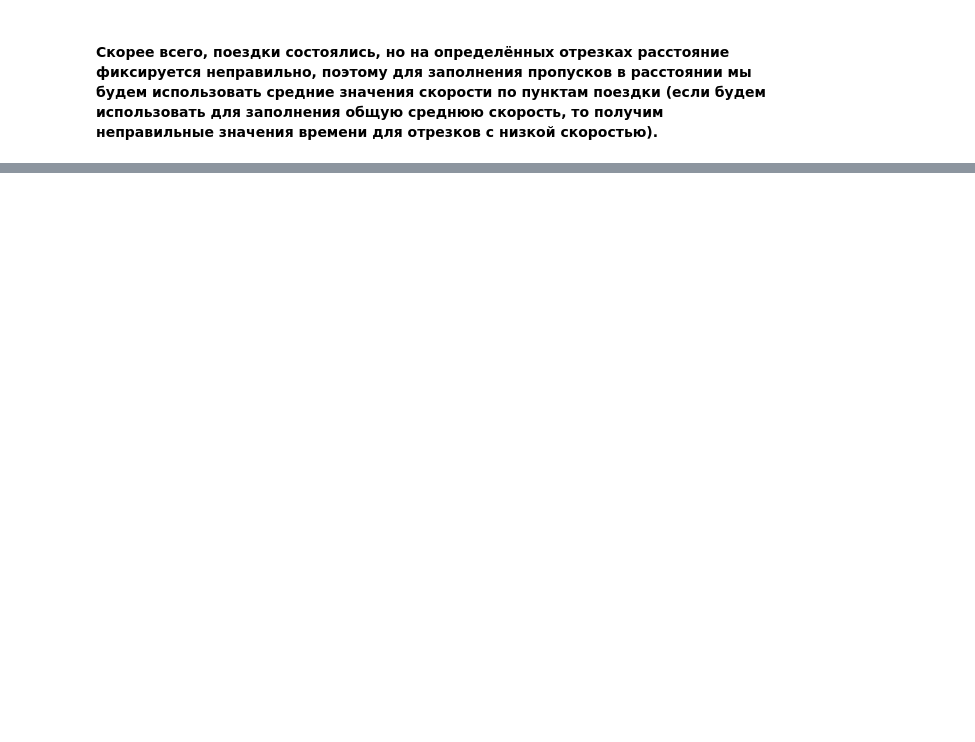
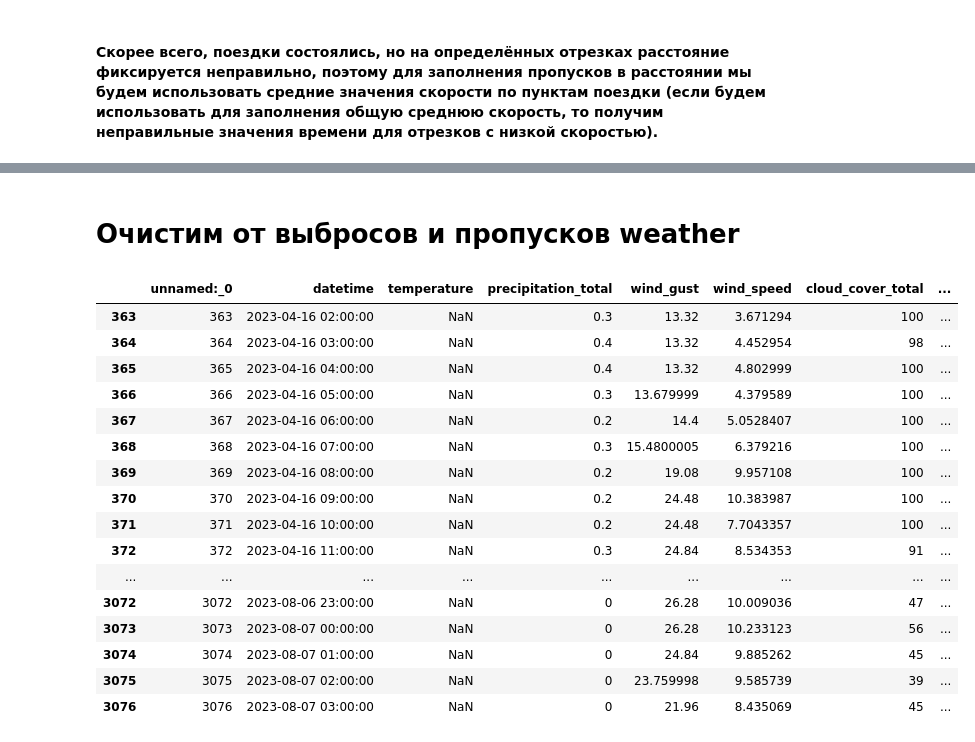
Before and after one commit to alexhronov/analiz_samokatov, a Jupyter notebook: sample.ipynb, the cells around one changed output, grey strips where cells are left out. Cells and saved outputs as stored; diff of their text form; code cells hidden in the pictures; blank space fills up the shorter version.

```diff
--- a/sample.ipynb
+++ b/sample.ipynb
@@ -175,0 +134,24 @@ memory usage: 13.3+ MB
+# %% [markdown]
+# Очистим от выбросов и пропусков weather
+# %%
+wt1 = wt.drop(wt.index[0]).copy()
+# %%
+wt1[wt1.temperature.isnull()]
+# %% [output]
+|  | unnamed:_0 | datetime | temperature | precipitation_total | wind_gust | wind_speed | cloud_cover_total | ... |
+| 363 | 363 | 2023-04-16 02:00:00 | NaN | 0.3 | 13.32 | 3.671294 | 100 | ... |
+| 364 | 364 | 2023-04-16 03:00:00 | NaN | 0.4 | 13.32 | 4.452954 | 98 | ... |
+| 365 | 365 | 2023-04-16 04:00:00 | NaN | 0.4 | 13.32 | 4.802999 | 100 | ... |
+| 366 | 366 | 2023-04-16 05:00:00 | NaN | 0.3 | 13.679999 | 4.379589 | 100 | ... |
+| 367 | 367 | 2023-04-16 06:00:00 | NaN | 0.2 | 14.4 | 5.0528407 | 100 | ... |
+| 368 | 368 | 2023-04-16 07:00:00 | NaN | 0.3 | 15.4800005 | 6.379216 | 100 | ... |
+| 369 | 369 | 2023-04-16 08:00:00 | NaN | 0.2 | 19.08 | 9.957108 | 100 | ... |
+| 370 | 370 | 2023-04-16 09:00:00 | NaN | 0.2 | 24.48 | 10.383987 | 100 | ... |
+| 371 | 371 | 2023-04-16 10:00:00 | NaN | 0.2 | 24.48 | 7.7043357 | 100 | ... |
+| 372 | 372 | 2023-04-16 11:00:00 | NaN | 0.3 | 24.84 | 8.534353 | 91 | ... |
+| ... | ... | ... | ... | ... | ... | ... | ... | ... |
+| 3072 | 3072 | 2023-08-06 23:00:00 | NaN | 0 | 26.28 | 10.009036 | 47 | ... |
+| 3073 | 3073 | 2023-08-07 00:00:00 | NaN | 0 | 26.28 | 10.233123 | 56 | ... |
+| 3074 | 3074 | 2023-08-07 01:00:00 | NaN | 0 | 24.84 | 9.885262 | 45 | ... |
+| 3075 | 3075 | 2023-08-07 02:00:00 | NaN | 0 | 23.759998 | 9.585739 | 39 | ... |
+| 3076 | 3076 | 2023-08-07 03:00:00 | NaN | 0 | 21.96 | 8.435069 | 45 | ... |
```
Also changed, not shown: parts of 34 cells of this notebook, 1 other file.
